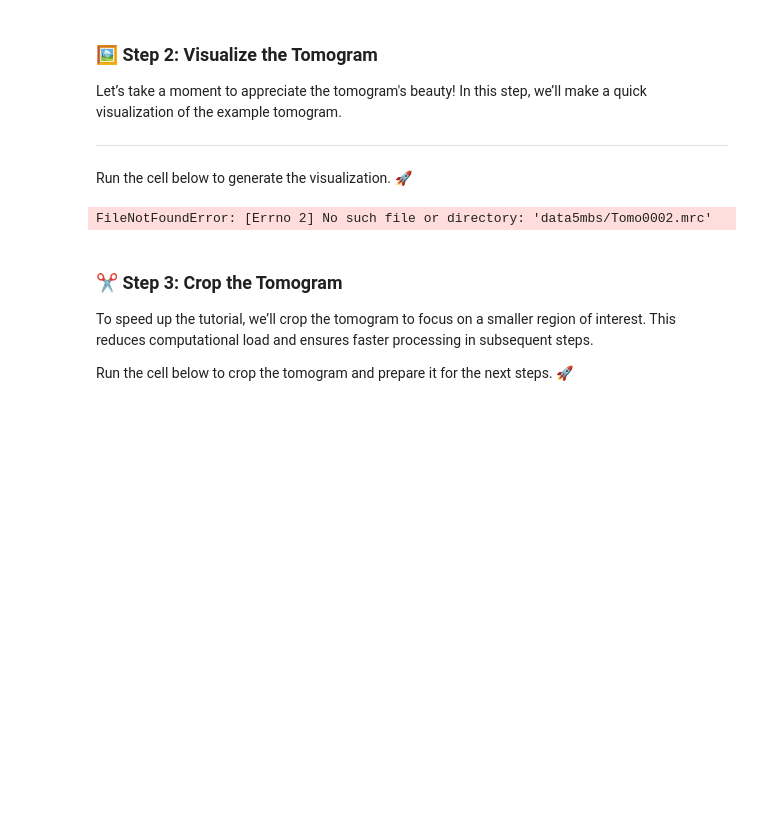
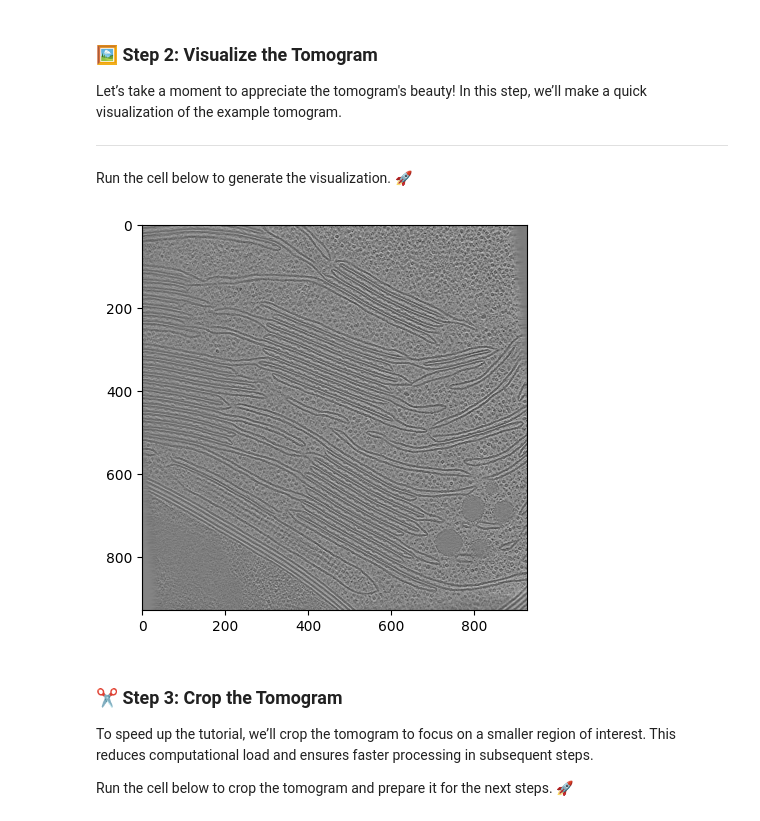
Before and after one commit to shuyonggao/CRRNet, a Jupyter notebook: MemBrain_seg_tutorial.ipynb, the cells around one changed output. Saved outputs shown, nothing was run; the diff lists cells and outputs as text; code cells hidden in the pictures; blank space fills up the shorter version.

```diff
--- a/MemBrain_seg_tutorial.ipynb
+++ b/MemBrain_seg_tutorial.ipynb
@@ -102,17 +98,17 @@ Run the cell below to generate the visualization. 🚀
 # %%
 from membrain_seg.segmentation.dataloading.data_utils import load_tomogram
 from matplotlib import pyplot as plt
 
 
-# tomo_file = "data5mbs/Tomo0001.mrc"
-tomo_file = "data5mbs/Tomo0003.mrc"
+tomo_file = "data5mbs/Tomo0001.mrc"
+# tomo_file = "data5mbs/Tomo0003.mrc"
 tomo = load_tomogram(tomo_file).data
 
 plt.figure(figsize=(5,5))
-plt.imshow(tomo[:, :, 230] * -1, cmap="Greys")
+plt.imshow(tomo[:, :, 225] * -1, cmap="Greys")
 plt.show()
 # %% [output]
-FileNotFoundError: [Errno 2] No such file or directory: 'data5mbs/Tomo0002.mrc'
+[figure, added]
 # %% [markdown]
 ### ✂️ Step 3: Crop the Tomogram
 
```
Also changed, not shown: parts of 1 cell of this notebook.
